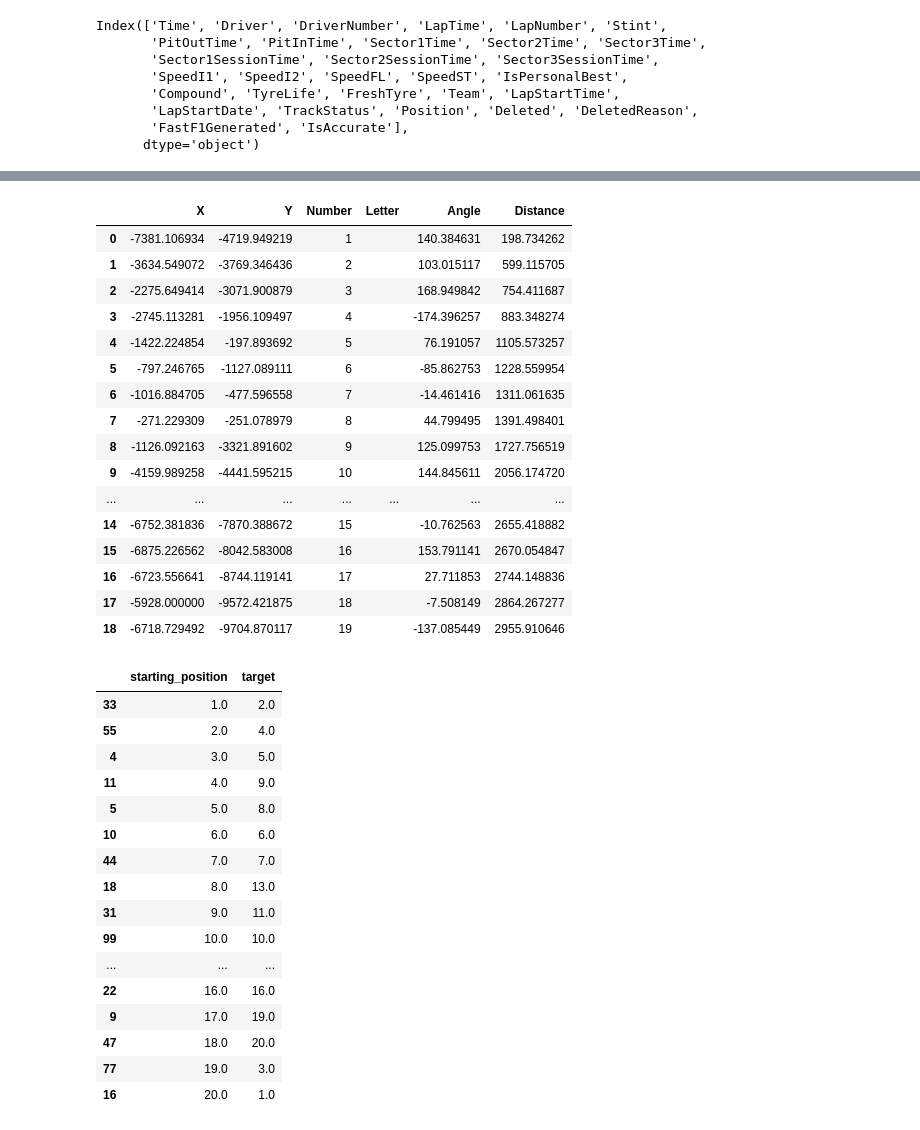
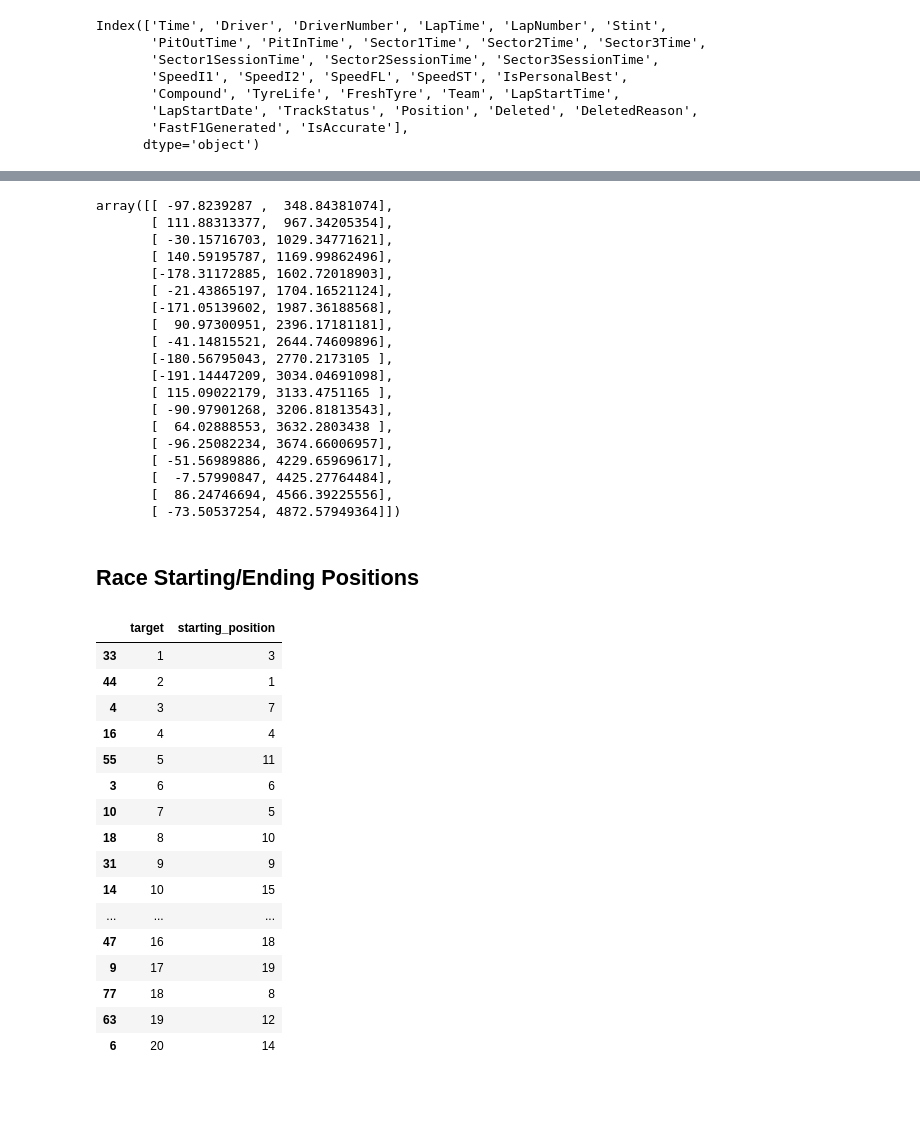
Before and after one commit to codecalligrapher/f1-finishing-position, a Jupyter notebook: notebooks/2-transform-data.ipynb, the cells around one changed output, grey strips where cells are left out. Drawn from its saved outputs; the diff is of its cells as text; code cells hidden in the pictures; blank space fills up the shorter version.

```diff
--- a/notebooks/2-transform-data.ipynb
+++ b/notebooks/2-transform-data.ipynb
@@ -52,6 +52,6 @@ from IPython.display import display
 DATA_PATH = Path.cwd().parent / "data"
 fastf1.Cache.enable_cache(DATA_PATH)
 # %%
-race = fastf1.get_session(2021, "Monaco", "R")
+race = fastf1.get_session(2021, "Imola", "R")
 race.load()
 # %% [output]
@@ -156,44 +186,49 @@ race.weather_data
 # %%
-race.get_circuit_info().corners
+corners = race.get_circuit_info().corners[['Angle', 'Distance']]
+corners.values
 # %% [output]
-|  | X | Y | Number | Letter | Angle | Distance |
-| 0 | -7381.106934 | -4719.949219 | 1 |  | 140.384631 | 198.734262 |
-| 1 | -3634.549072 | -3769.346436 | 2 |  | 103.015117 | 599.115705 |
-| 2 | -2275.649414 | -3071.900879 | 3 |  | 168.949842 | 754.411687 |
-| 3 | -2745.113281 | -1956.109497 | 4 |  | -174.396257 | 883.348274 |
-| 4 | -1422.224854 | -197.893692 | 5 |  | 76.191057 | 1105.573257 |
-| 5 | -797.246765 | -1127.089111 | 6 |  | -85.862753 | 1228.559954 |
-| 6 | -1016.884705 | -477.596558 | 7 |  | -14.461416 | 1311.061635 |
-| 7 | -271.229309 | -251.078979 | 8 |  | 44.799495 | 1391.498401 |
-| 8 | -1126.092163 | -3321.891602 | 9 |  | 125.099753 | 1727.756519 |
-| 9 | -4159.989258 | -4441.595215 | 10 |  | 144.845611 | 2056.174720 |
-| ... | ... | ... | ... | ... | ... | ... |
-| 14 | -6752.381836 | -7870.388672 | 15 |  | -10.762563 | 2655.418882 |
-| 15 | -6875.226562 | -8042.583008 | 16 |  | 153.791141 | 2670.054847 |
-| 16 | -6723.556641 | -8744.119141 | 17 |  | 27.711853 | 2744.148836 |
-| 17 | -5928.000000 | -9572.421875 | 18 |  | -7.508149 | 2864.267277 |
-| 18 | -6718.729492 | -9704.870117 | 19 |  | -137.085449 | 2955.910646 |
+array([[ -97.8239287 ,  348.84381074],
+       [ 111.88313377,  967.34205354],
+       [ -30.15716703, 1029.34771621],
+       [ 140.59195787, 1169.99862496],
+       [-178.31172885, 1602.72018903],
+       [ -21.43865197, 1704.16521124],
+       [-171.05139602, 1987.36188568],
+       [  90.97300951, 2396.17181181],
+       [ -41.14815521, 2644.74609896],
+       [-180.56795043, 2770.2173105 ],
+       [-191.14447209, 3034.04691098],
+       [ 115.09022179, 3133.4751165 ],
+       [ -90.97901268, 3206.81813543],
+       [  64.02888553, 3632.2803438 ],
+       [ -96.25082234, 3674.66006957],
+       [ -51.56989886, 4229.65969617],
+       [  -7.57990847, 4425.27764484],
+       [  86.24746694, 4566.39225556],
+       [ -73.50537254, 4872.57949364]])
+# %% [markdown]
+## Race Starting/Ending Positions
 # %%
-start_end_positions = pd.concat([race.results['Position'],race.results['GridPosition']], axis=1).rename(columns={'Position': 'starting_position', 'GridPosition': 'target'})
+start_end_positions = pd.concat([race.results['Position'],race.results['GridPosition']], axis=1).rename(columns={'Position': 'target', 'GridPosition': 'starting_position'}).astype({'starting_position': 'int', 'target': 'int'})
 start_end_positions
 # %% [output]
-|  | starting_position | target |
-| 33 | 1.0 | 2.0 |
-| 55 | 2.0 | 4.0 |
-| 4 | 3.0 | 5.0 |
-| 11 | 4.0 | 9.0 |
-| 5 | 5.0 | 8.0 |
-| 10 | 6.0 | 6.0 |
-| 44 | 7.0 | 7.0 |
-| 18 | 8.0 | 13.0 |
-| 31 | 9.0 | 11.0 |
-| 99 | 10.0 | 10.0 |
+|  | target | starting_position |
+| 33 | 1 | 3 |
+| 44 | 2 | 1 |
+| 4 | 3 | 7 |
+| 16 | 4 | 4 |
+| 55 | 5 | 11 |
+| 3 | 6 | 6 |
+| 10 | 7 | 5 |
+| 18 | 8 | 10 |
+| 31 | 9 | 9 |
+| 14 | 10 | 15 |
 | ... | ... | ... |
-| 22 | 16.0 | 16.0 |
-| 9 | 17.0 | 19.0 |
-| 47 | 18.0 | 20.0 |
-| 77 | 19.0 | 3.0 |
-| 16 | 20.0 | 1.0 |
+| 47 | 16 | 18 |
+| 9 | 17 | 19 |
+| 77 | 18 | 8 |
+| 63 | 19 | 12 |
+| 6 | 20 | 14 |
 # %%
 laps = race.laps[['Driver', 'DriverNumber', 'LapNumber', 'PitInTime', 'PitOutTime', 'FreshTyre', 'TyreLife', 'Compound', 'TrackStatus']]
 # %%
```
Also changed, not shown: parts of 13 cells of this notebook, 2 other files.
